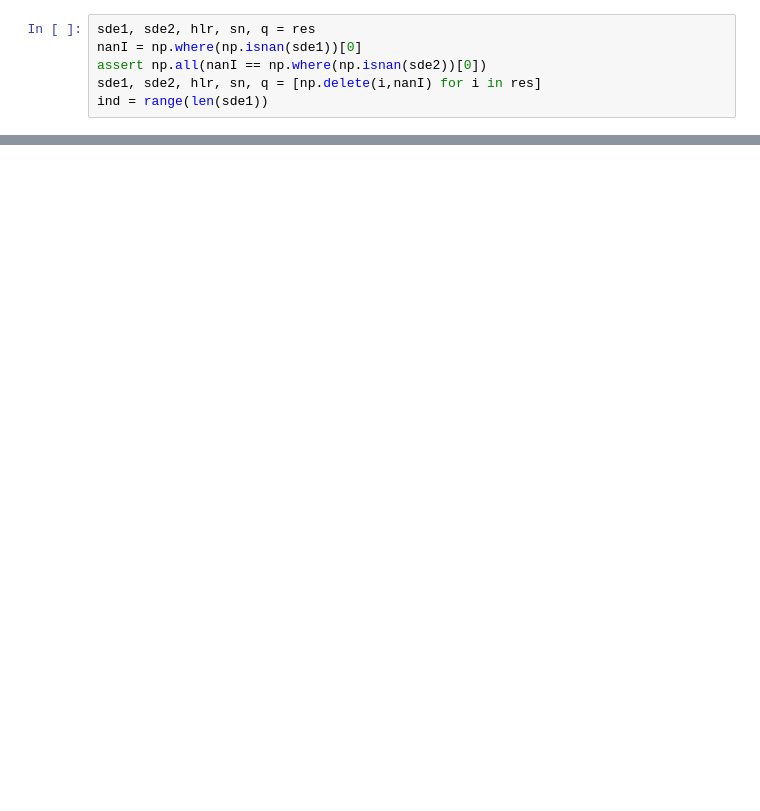
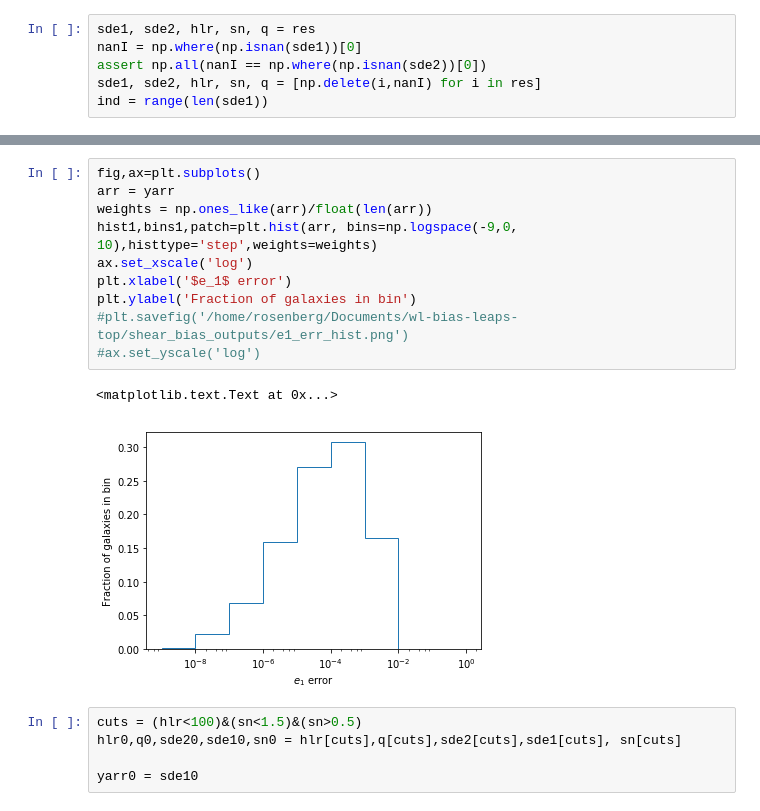
Before and after one commit to earosenberg/wl-bias-leaps, a Jupyter notebook: smallstudy-many_load_and_plot.ipynb, the cells around one changed output, grey strips where cells are left out. Cells and saved outputs as stored; diff of their text form; blank space fills up the shorter version.

```diff
--- a/smallstudy-many_load_and_plot.ipynb
+++ b/smallstudy-many_load_and_plot.ipynb
@@ -45,0 +47,18 @@ plt.axhline(1e-3,linestyle=':',c='k')
+# %%
+fig,ax=plt.subplots()
+arr = yarr
+weights = np.ones_like(arr)/float(len(arr))
+hist1,bins1,patch=plt.hist(arr, bins=np.logspace(-9,0, 10),histtype='step',weights=weights)
+ax.set_xscale('log')
+plt.xlabel('$e_1$ error')
+plt.ylabel('Fraction of galaxies in bin')
+#plt.savefig('/home/rosenberg/Documents/wl-bias-leaps-top/shear_bias_outputs/e1_err_hist.png')
+#ax.set_yscale('log')
+# %% [output]
+<matplotlib.text.Text at 0x...>
+[figure, added]
+# %%
+cuts = (hlr<100)&(sn<1.5)&(sn>0.5)
+hlr0,q0,sde20,sde10,sn0 = hlr[cuts],q[cuts],sde2[cuts],sde1[cuts], sn[cuts]
+
+yarr0 = sde10
```
Also changed, not shown: parts of 11 cells of this notebook, 3 other files.
